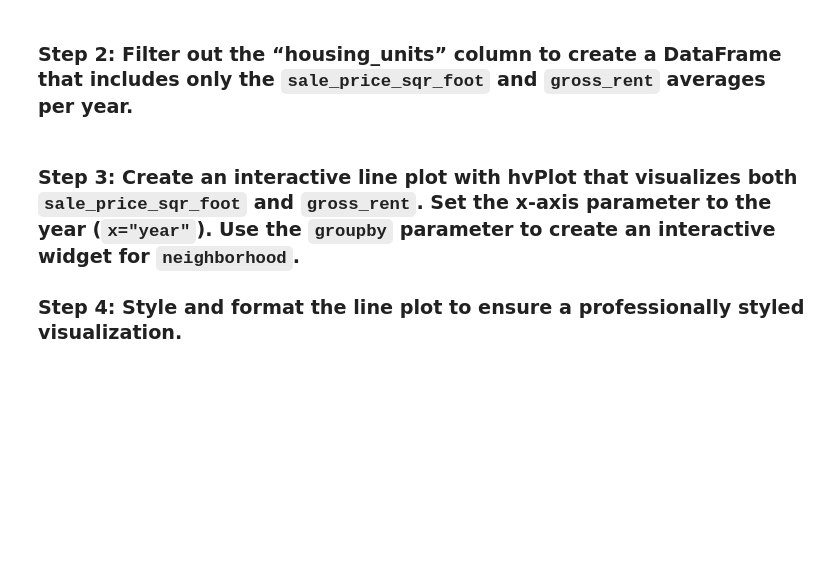
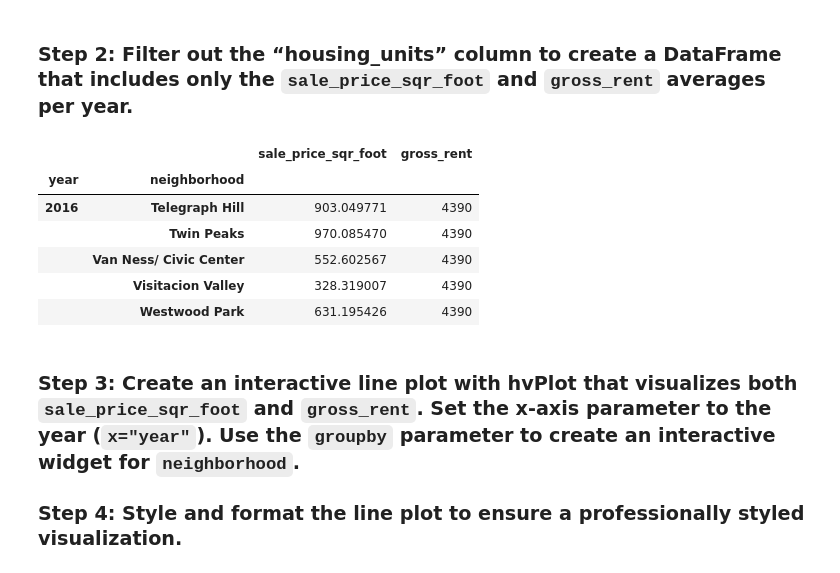
Before and after one commit to dcmar18/SanFranciscoHousing, a Jupyter notebook: san_francisco_housing.ipynb, the cells around one changed output. Cells and saved outputs as stored; diff of their text form; code cells hidden in the pictures; blank space fills up the shorter version.

Commit message:
Wrote code to filter out housing_units column from prices_by_year_by_neighborhood df

```diff
--- a/san_francisco_housing.ipynb
+++ b/san_francisco_housing.ipynb
@@ -342,11 +342,19 @@ prices_by_year_by_neighborhood
 ### Step 2: Filter out the “housing_units” column to create a DataFrame that includes only the `sale_price_sqr_foot` and `gross_rent` averages per year.
 # %%
 # Filter out the housing_units
-prices_by_year_by_neighborhood = # YOUR CODE HERE
+prices_by_year_by_neighborhood = prices_by_year_by_neighborhood[['sale_price_sqr_foot','gross_rent']]
 
 # Review the first and last five rows of the DataFrame
-# YOUR CODE HERE
-# YOUR CODE HERE
+prices_by_year_by_neighborhood.head()
+prices_by_year_by_neighborhood.tail()
+# %% [output]
+|  |  | sale_price_sqr_foot | gross_rent |
+| year | neighborhood |  |  |
+| 2016 | Telegraph Hill | 903.049771 | 4390 |
+|  | Twin Peaks | 970.085470 | 4390 |
+|  | Van Ness/ Civic Center | 552.602567 | 4390 |
+|  | Visitacion Valley | 328.319007 | 4390 |
+|  | Westwood Park | 631.195426 | 4390 |
 # %% [markdown]
 ### Step 3: Create an interactive line plot with hvPlot that visualizes both `sale_price_sqr_foot` and `gross_rent`. Set the x-axis parameter to the year (`x="year"`). Use the `groupby` parameter to create an interactive widget for `neighborhood`.
 
```
